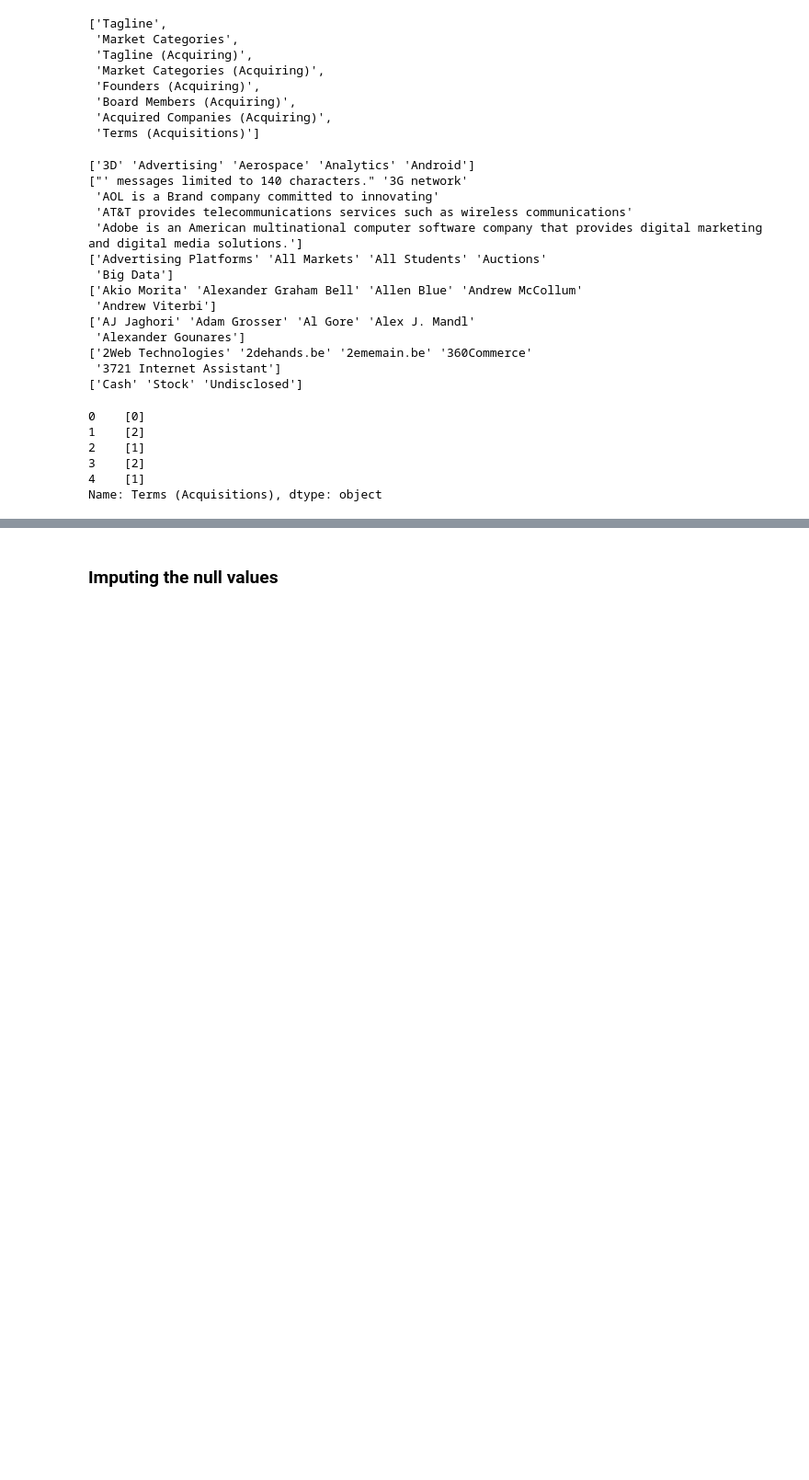
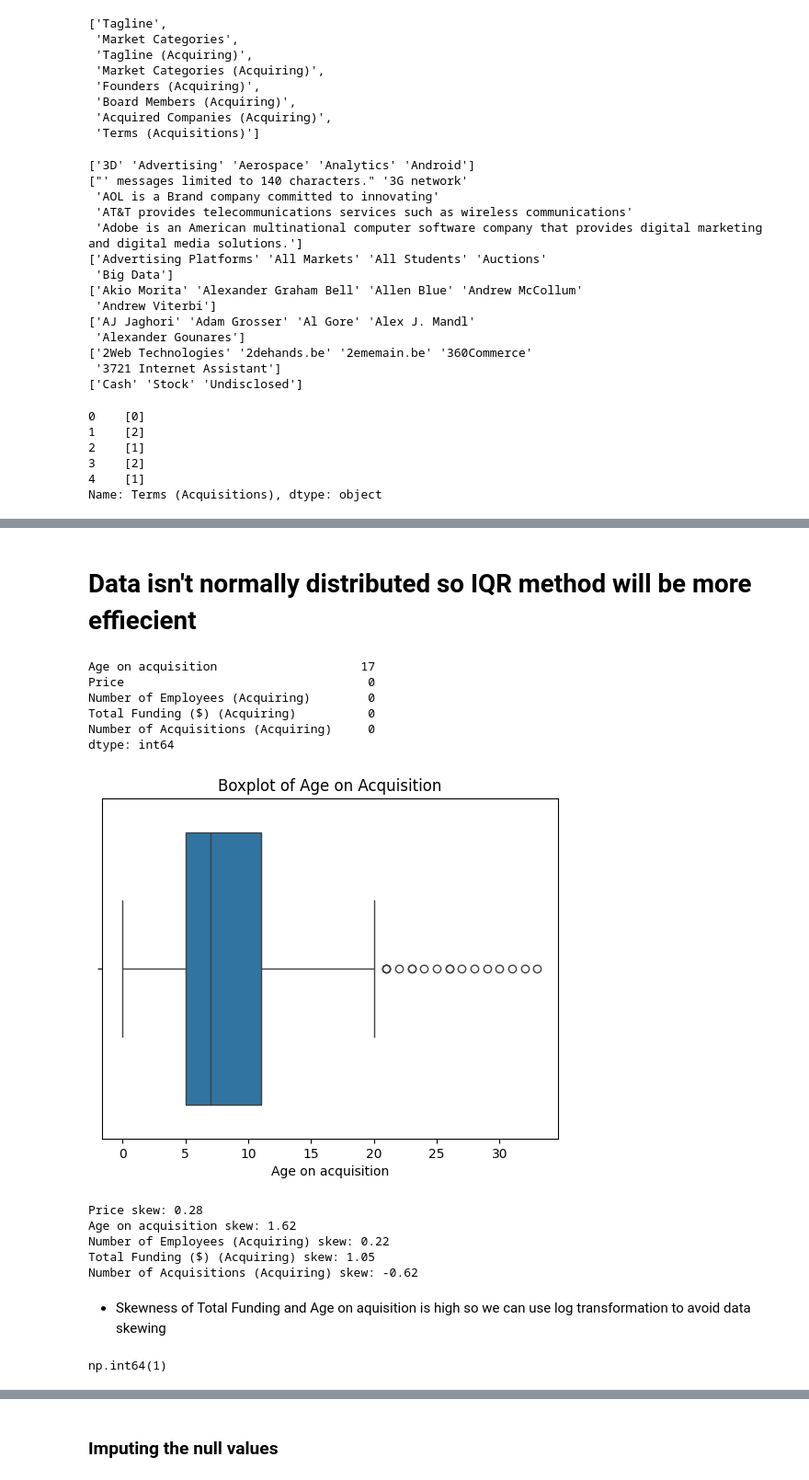
Before and after one commit to Omar-Elhakim/TechCompaniesPricePrediction, a Jupyter notebook: main.ipynb, the cells around one changed output, grey strips where cells are left out. Shown at 92% size. Saved outputs shown, nothing was run; the diff lists cells and outputs as text; code cells hidden in the pictures; blank space fills up the shorter version.

```diff
--- a/main.ipynb
+++ b/main.ipynb
@@ -670,0 +766,32 @@ Name: 0, dtype: object
+# %% [markdown]
+# Data isn't normally distributed so IQR method will be more effiecient
+# %%
+outliers = {}
+
+for col in numeric_cols:
+
+    q1 = df[col].quantile(0.25)
+    q3 = df[col].quantile(0.75)
+    iqr = q3 - q1
+
+    lower_bound = q1 - 1.5 * iqr
+    upper_bound = q3 + 1.5 * iqr
+
+    outlier_mask = (df[col] < lower_bound) | (df[col] > upper_bound)
+    outliers[col] = outlier_mask.sum()
+
+
+print(pd.Series(outliers).sort_values(ascending=False))
+# %% [output]
+Age on acquisition                    17
+Price                                  0
+Number of Employees (Acquiring)        0
+Total Funding ($) (Acquiring)          0
+Number of Acquisitions (Acquiring)     0
+dtype: int64
+# %%
+sns.boxplot(x=df['Age on acquisition'])
+plt.title("Boxplot of Age on Acquisition")
+plt.show()
+# %% [output]
+[figure, added]
@@ -670,0 +803,15 @@ Name: 0, dtype: object
+# %%
+for col in numeric_cols:
+    print(f"{col} skew: {df[col].skew():.2f}")
+# %% [output]
+Price skew: 0.28
+Age on acquisition skew: 1.62
+Number of Employees (Acquiring) skew: 0.22
+Total Funding ($) (Acquiring) skew: 1.05
+Number of Acquisitions (Acquiring) skew: -0.62
+# %% [markdown]
+- Skewness of Total Funding and Age on aquisition is high so we can use log transformation to avoid data skewing
+# %%
+df['Total Funding ($) (Acquiring)'].apply(pd.to_numeric, errors='coerce').isnull().sum()
+# %% [output]
+np.int64(1)
```
Also changed, not shown: parts of 20 cells of this notebook.
